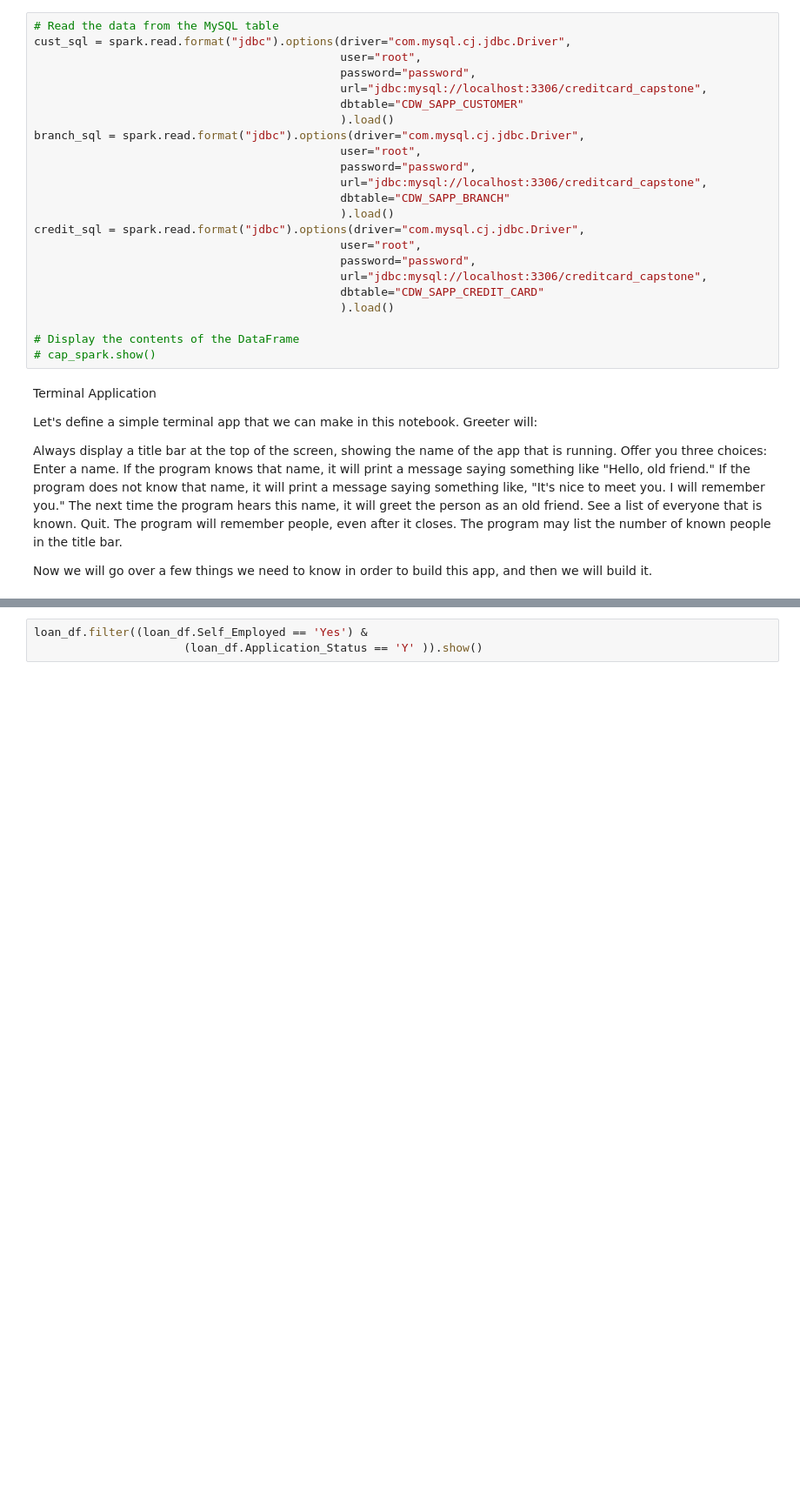
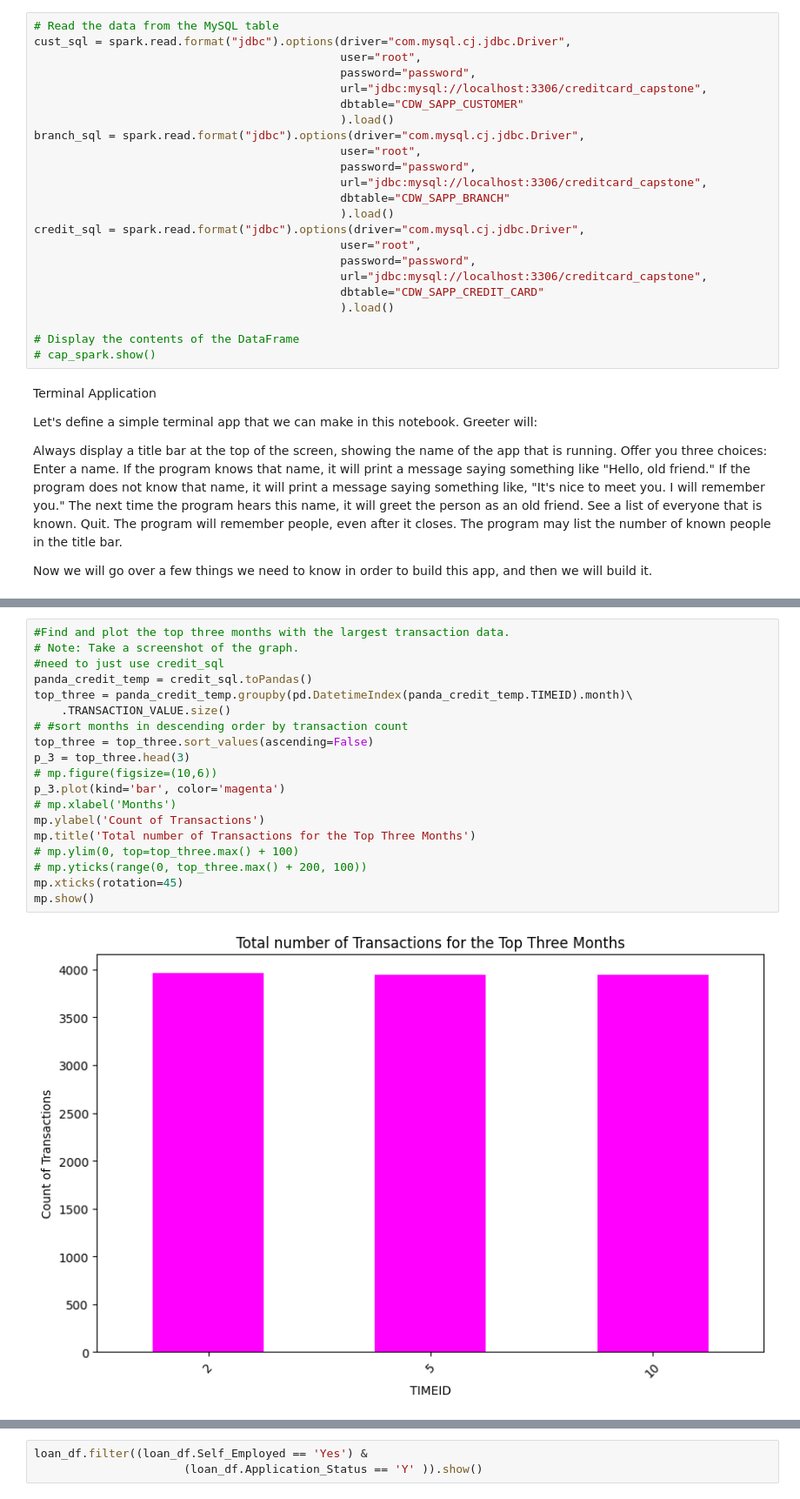
Before and after one commit to MikeJHChadwick/SBA-350-Final_Project, a Jupyter notebook: f_projectNB.ipynb, the cells around one changed output, grey strips where cells are left out. Shown at 87% size. Cells and saved outputs as stored; diff of their text form; blank space fills up the shorter version.

```diff
--- a/f_projectNB.ipynb
+++ b/f_projectNB.ipynb
@@ -677,0 +713,21 @@ mp.show()
+# %%
+#Find and plot the top three months with the largest transaction data.
+# Note: Take a screenshot of the graph.
+#need to just use credit_sql
+panda_credit_temp = credit_sql.toPandas()
+top_three = panda_credit_temp.groupby(pd.DatetimeIndex(panda_credit_temp.TIMEID).month)\
+    .TRANSACTION_VALUE.size()
+# #sort months in descending order by transaction count
+top_three = top_three.sort_values(ascending=False)
+p_3 = top_three.head(3)
+# mp.figure(figsize=(10,6))
+p_3.plot(kind='bar', color='magenta')
+# mp.xlabel('Months')
+mp.ylabel('Count of Transactions')
+mp.title('Total number of Transactions for the Top Three Months')
+# mp.ylim(0, top=top_three.max() + 100)
+# mp.yticks(range(0, top_three.max() + 200, 100))
+mp.xticks(rotation=45)
+mp.show()
+# %% [output]
+[figure, added]
```
Also changed, not shown: parts of 5 cells of this notebook.
